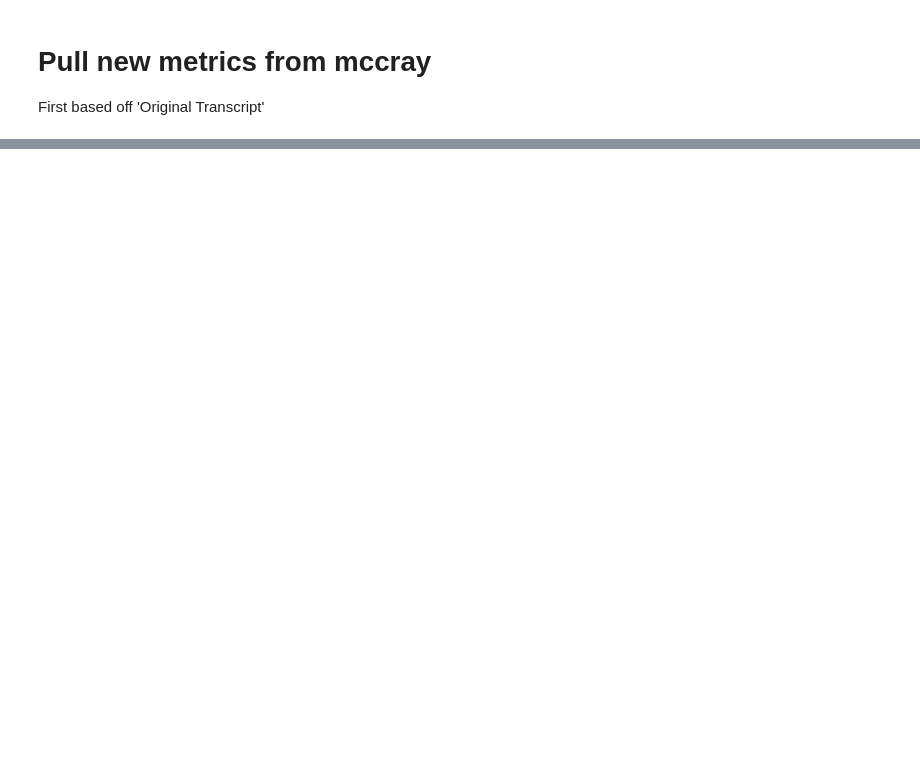
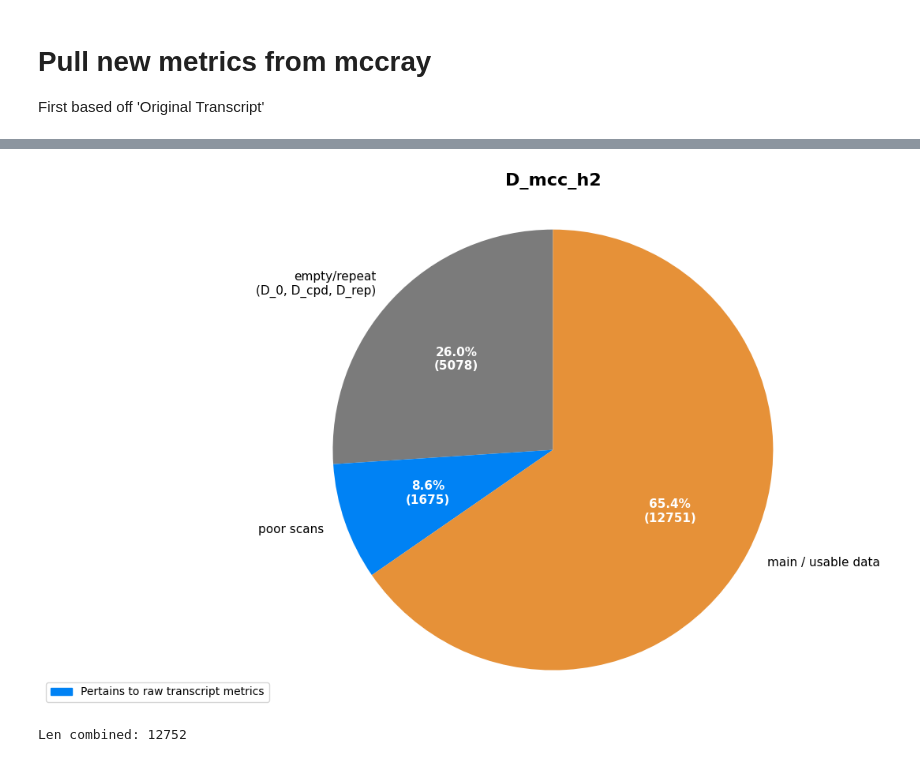
Before and after one commit to UofSCLibraries-DRS/AspireAI_LLM_Project, a Jupyter notebook: data_handling/new_metrics.ipynb, the cells around one changed output, grey strips where cells are left out. Cells and saved outputs as stored; diff of their text form; code cells hidden in the pictures; blank space fills up the shorter version.

```diff
--- a/data_handling/new_metrics.ipynb
+++ b/data_handling/new_metrics.ipynb
@@ -350,0 +559,48 @@ plt.tight_layout()
+# %%
+# Counts
+round_one_iso = 5078 # gray
+num_sep_r = num_sep_count
+r2_part_1 = len(r1)
+r2_part_2 = len(r2)
+rest = len(valid) # orange
+
+# data
+categories = ['empty/repeat\n(D_0, D_cpd, D_rep)', 'poor scans', 'main / usable data']
+values = [round_one_iso, r2_part_1 + r2_part_2, rest+num_sep_r]
+
+# Create pie chart
+fig, ax = plt.subplots(figsize=(10, 7))
+
+# Create the pie chart with customizations
+wedges, texts, autotexts = ax.pie(
+    values,
+    labels=categories,
+    autopct=lambda pct: f'{pct:.1f}%\n({int(pct/100.*sum(values))})',  # Show percentages and counts
+    startangle=90,       # Start from top
+    colors=["#7b7b7b", "#0082f4", '#e69138'],
+    textprops={'fontsize': 11}
+)
+
+# Enhance the percentage text
+for autotext in autotexts:
+    autotext.set_color('white')
+    autotext.set_fontweight('bold')
+
+# Add title
+plt.title('D_mcc_h2', fontsize=16, fontweight='bold', pad=20)
+
+# Equal aspect ratio ensures circular pie
+ax.axis('equal')
+
+p1 = mpatches.Patch(color="#0082f4", label='Pertains to raw transcript metrics')
+plt.legend(handles=[p1], loc='center right', bbox_to_anchor=(-0.05, 0))
+plt.tight_layout()
+# %% [output]
+[figure, added]
+# %%
+# combine num_sep and main into one
+combined = pd.concat([valid, num_sep], ignore_index=True)
+print(f"Len combined: {len(combined)}")
+save_csv(combined, f"../data/{dataset}/split_data/h2_split/training/D_{dataset[0:3]}_h2_main+nums.csv")
+# %% [output]
+Len combined: 12752
```
Also changed, not shown: parts of 11 cells of this notebook, 3 other files.
